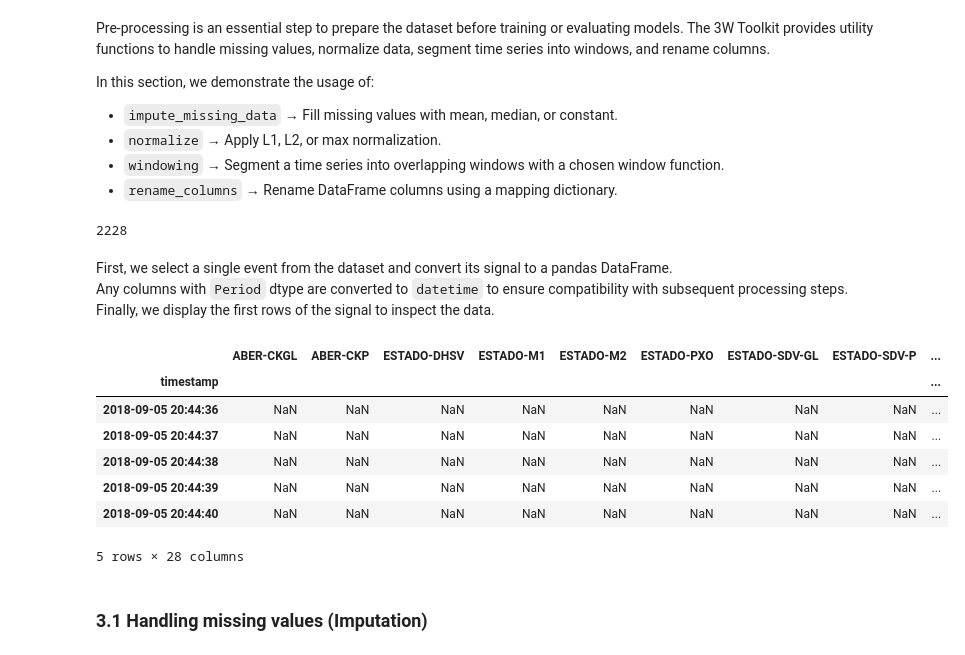
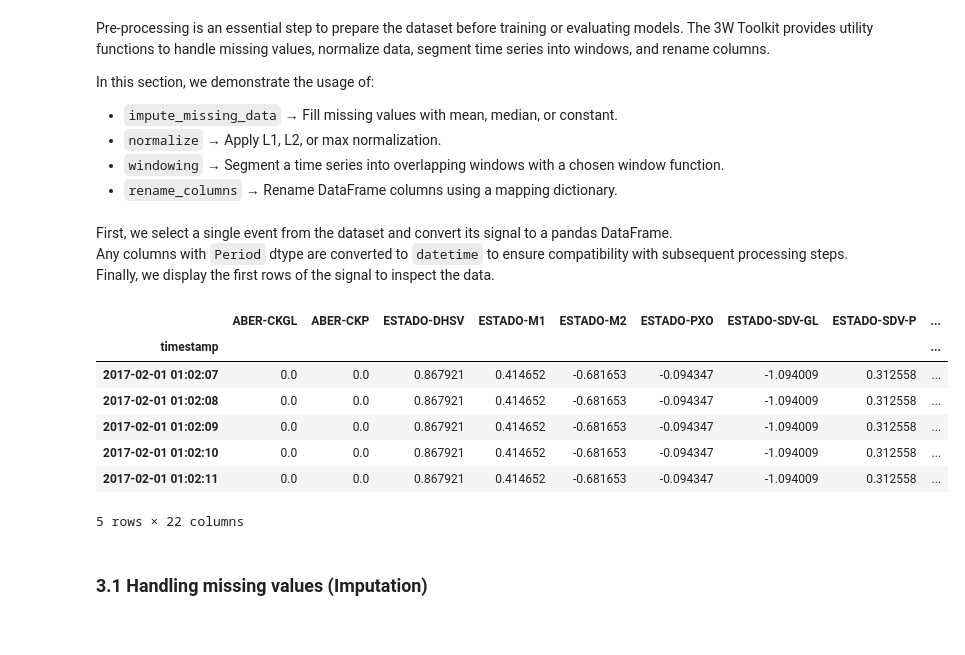
Before and after one commit to petrobras/3W, a Jupyter notebook: docs/notebooks/overview_version_2.0.0.ipynb, the cells around one changed output. Drawn from its saved outputs; the diff is of its cells as text; code cells hidden in the pictures.

```diff
--- a/docs/notebooks/overview_version_2.0.0.ipynb
+++ b/docs/notebooks/overview_version_2.0.0.ipynb
@@ -169,18 +208,11 @@ poetry install
 # %% [markdown]
 Let’s download the dataset using the 3W library:
 # %%
-# Importing ParquetDataset to download and load dataset
-from ThreeWToolkit.dataset import ParquetDataset, DatasetConfig
-from ThreeWToolkit.core.enums import EventPrefixEnum
-from ThreeWToolkit.utils.data_utils import default_data_cleanup, default_data_normalization, default_data_processing
-
-from pathlib import Path
-
 # define path
-dataset_path = Path("./dataset")
+dataset_path = Path("../../data/raw/")
 
 # create and load
-ds_config = DatasetConfig(path=dataset_path, download=True)
+ds_config = ParquetDatasetConfig(path=dataset_path, clean_data=False, download=True)
 ds = ParquetDataset(ds_config)
 len(ds)
 # %% [output]
@@ -385,4 +425,6 @@ Suppose we would like to multiply all signals through some factor. This can be a
 # %%
-ds_config = DatasetConfig(path=dataset_path,)
-raw_dataset = ParquetDataset(ds_config,)
-len(raw_dataset)
+ds_config = ParquetDatasetConfig(path=dataset_path)
+raw_dataset = ParquetDataset(ds_config)
+
+ds_config = ParquetDatasetConfig(path=dataset_path, clean_data=True)
+cleaned_dataset = ParquetDataset(ds_config)
@@ -448,5 +431 @@ Faulty sensor readings are replaced with `<NA>`.
-# %%
-ds_config = DatasetConfig(path=dataset_path,)
-raw_dataset = ParquetDataset(ds_config,)
-cleaned_dataset = raw_dataset.transform({"signal": default_data_cleanup})
 # %%
@@ -493,6 +486,0 @@ This way, in a few lines we have a decent preprocessed baseline data:
-# %%
-ds_config = DatasetConfig(path=dataset_path,)
-raw_dataset = ParquetDataset(ds_config,)
-cleaned_dataset = raw_dataset.transform({"signal": default_data_processing}) # directly from raw
-
-cleaned_dataset[1000]["signal"] # Cleaned, normalized and imputed.
@@ -525,47 +515,36 @@ In this section, we demonstrate the usage of:
 - `normalize` → Apply L1, L2, or max normalization.
 - `windowing` → Segment a time series into overlapping windows with a chosen window function.
 - `rename_columns` → Rename DataFrame columns using a mapping dictionary.
-# %%
-# TODO: REMOVE THIS CELL
-from pathlib import Path
-from ThreeWToolkit.dataset import ParquetDataset, DatasetConfig
-
-dataset_path = Path("/data/3w_dataset/")
-ds_config = DatasetConfig(path=dataset_path, split=None, file_type="parquet") # load all files, target defaults to 'class'
-ds = ParquetDataset(ds_config, download=False) # download
-len(ds)
-# %% [output]
-2228
 # %% [markdown]
 First, we select a single event from the dataset and convert its signal to a pandas DataFrame.
 Any columns with `Period` dtype are converted to `datetime` to ensure compatibility with subsequent processing steps.
 Finally, we display the first rows of the signal to inspect the data.
 # %%
-import pandas as pd
+
 
 # Select a single event from the dataset
 event_id = 0
-event = ds[event_id]
+event = raw_dataset[event_id]
 
 # Convert the 'signal' to a pandas DataFrame
 signal = pd.DataFrame(event["signal"])
 
 # Convert Period columns to datetime for compatibility
 for col in signal.columns:
     if isinstance(signal[col].dtype, pd.PeriodDtype):
         signal[col] = signal[col].dt.to_timestamp()
 
 # Display the first rows to inspect the signal
 signal.head()
 # %% [output]
 |  | ABER-CKGL | ABER-CKP | ESTADO-DHSV | ESTADO-M1 | ESTADO-M2 | ESTADO-PXO | ESTADO-SDV-GL | ESTADO-SDV-P | ... |
 | timestamp |  |  |  |  |  |  |  |  | ... |
-| 2018-09-05 20:44:36 | NaN | NaN | NaN | NaN | NaN | NaN | NaN | NaN | ... |
-| 2018-09-05 20:44:37 | NaN | NaN | NaN | NaN | NaN | NaN | NaN | NaN | ... |
-| 2018-09-05 20:44:38 | NaN | NaN | NaN | NaN | NaN | NaN | NaN | NaN | ... |
-| 2018-09-05 20:44:39 | NaN | NaN | NaN | NaN | NaN | NaN | NaN | NaN | ... |
-| 2018-09-05 20:44:40 | NaN | NaN | NaN | NaN | NaN | NaN | NaN | NaN | ... |
+| 2017-02-01 01:02:07 | 0.0 | 0.0 | 0.867921 | 0.414652 | -0.681653 | -0.094347 | -1.094009 | 0.312558 | ... |
+| 2017-02-01 01:02:08 | 0.0 | 0.0 | 0.867921 | 0.414652 | -0.681653 | -0.094347 | -1.094009 | 0.312558 | ... |
+| 2017-02-01 01:02:09 | 0.0 | 0.0 | 0.867921 | 0.414652 | -0.681653 | -0.094347 | -1.094009 | 0.312558 | ... |
+| 2017-02-01 01:02:10 | 0.0 | 0.0 | 0.867921 | 0.414652 | -0.681653 | -0.094347 | -1.094009 | 0.312558 | ... |
+| 2017-02-01 01:02:11 | 0.0 | 0.0 | 0.867921 | 0.414652 | -0.681653 | -0.094347 | -1.094009 | 0.312558 | ... |
-5 rows × 28 columns
+5 rows × 22 columns
 # %% [markdown]
 ### 3.1 Handling missing values (Imputation)
 # %% [markdown]
```
Also changed, not shown: parts of 82 cells of this notebook, 40 other files.
